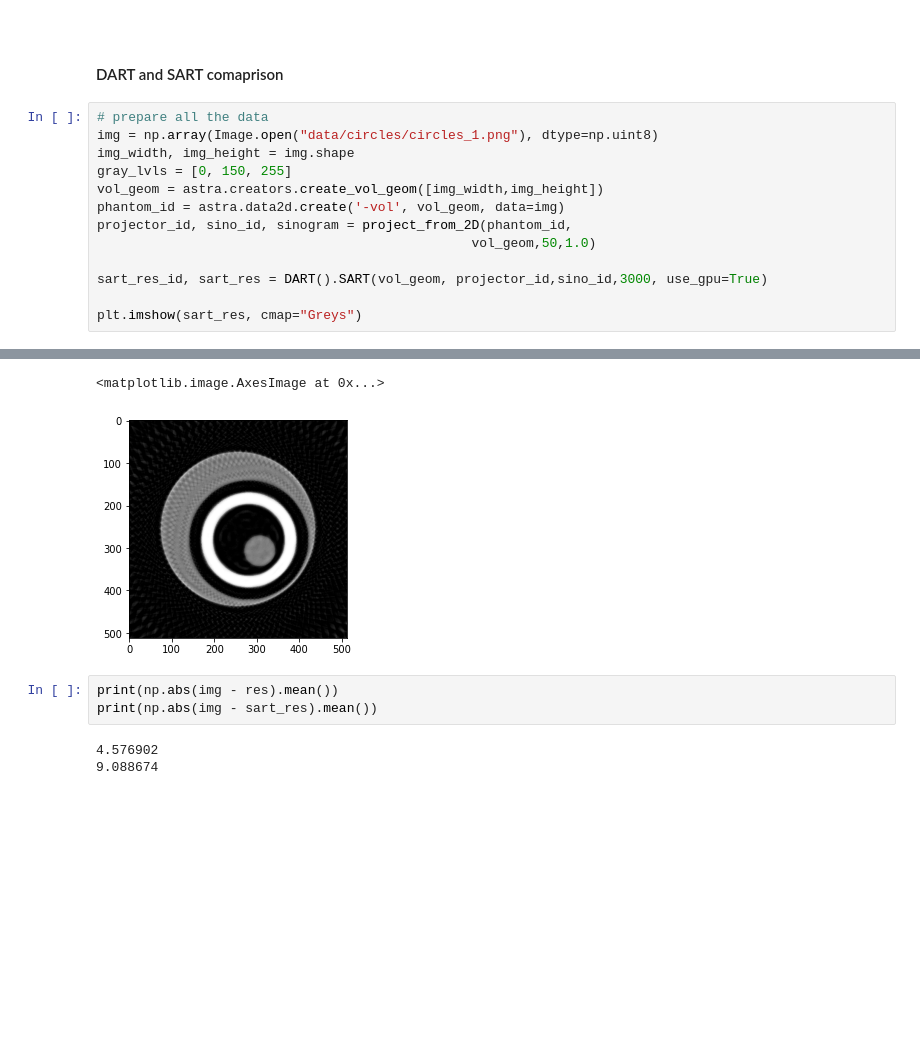
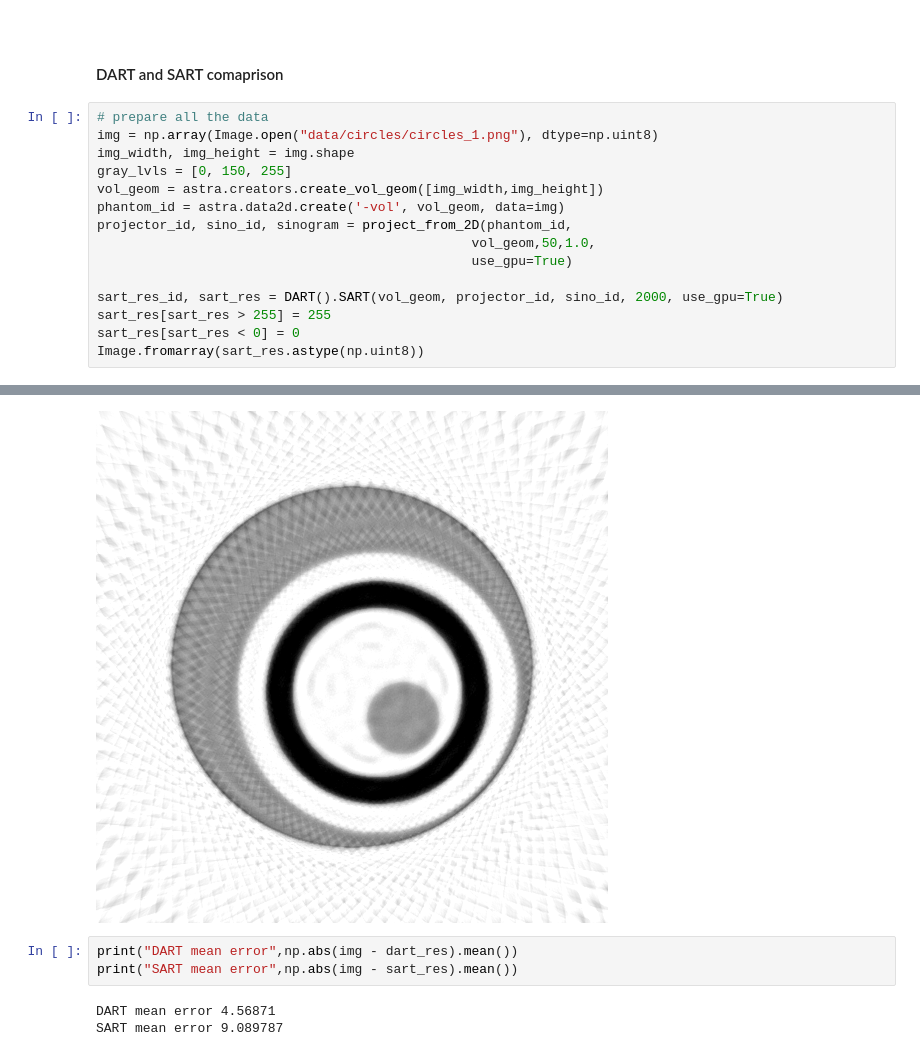
Before and after one commit to OhGreat/DART_python, a Jupyter notebook: dart_steps_test.ipynb, the cells around one changed output, grey strips where cells are left out. Cells and saved outputs as stored; diff of their text form; blank space fills up the shorter version.

```diff
--- a/dart_steps_test.ipynb
+++ b/dart_steps_test.ipynb
@@ -107,9 +108,11 @@ gray_lvls = [0, 150, 255]
 vol_geom = astra.creators.create_vol_geom([img_width,img_height])
 phantom_id = astra.data2d.create('-vol', vol_geom, data=img)
 projector_id, sino_id, sinogram = project_from_2D(phantom_id,
-                                                vol_geom,50,1.0)
+                                                vol_geom,50,1.0,
+                                                use_gpu=True)
 
-sart_res_id, sart_res = DART().SART(vol_geom, projector_id,sino_id,3000, use_gpu=True)
-
-plt.imshow(sart_res, cmap="Greys")
+sart_res_id, sart_res = DART().SART(vol_geom, projector_id, sino_id, 2000, use_gpu=True)
+sart_res[sart_res > 255] = 255
+sart_res[sart_res < 0] = 0
+Image.fromarray(sart_res.astype(np.uint8))
 # %% [output]
@@ -117,8 +119,7 @@ Warning: non-CUDA Projector2D passed
-<matplotlib.image.AxesImage at 0x...>
-[figure, old version]
+[figure, new version]
 # %%
-print(np.abs(img - res).mean())
-print(np.abs(img - sart_res).mean())
+print("DART mean error",np.abs(img - dart_res).mean())
+print("SART mean error",np.abs(img - sart_res).mean())
 # %% [output]
-4.576902
-9.088674
+DART mean error 4.56871
+SART mean error 9.089787
```
Also changed, not shown: parts of 4 cells of this notebook, 1 other file.
